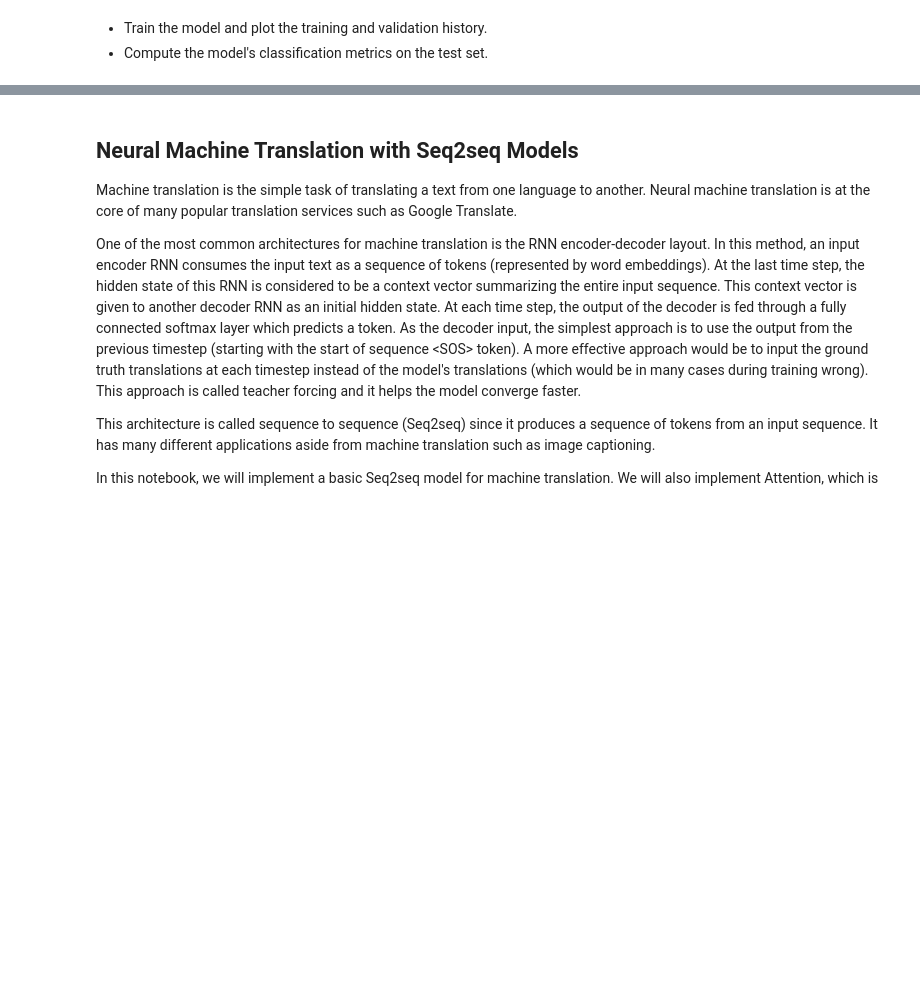
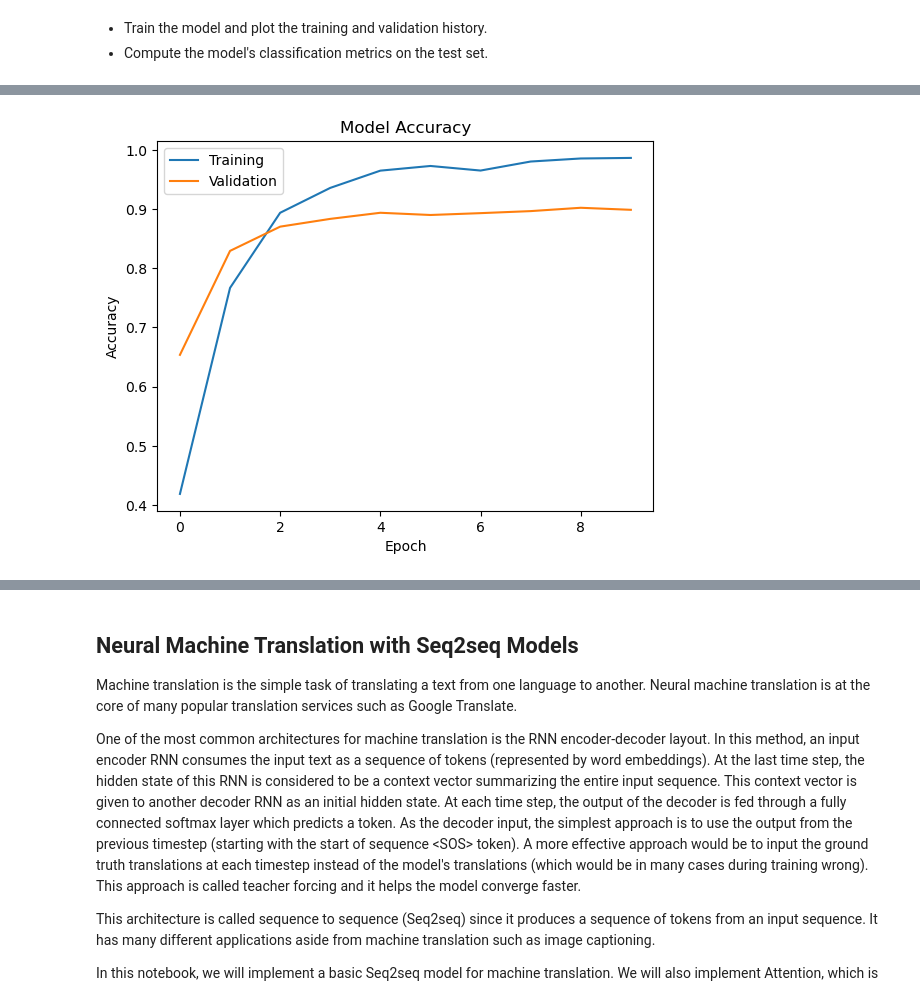
Before and after one commit to Hmati/RNN-Text-Classification-, a Jupyter notebook: RNN-Keras-Text-Classification-and-MT_Blanked-1.ipynb, the cells around one changed output, grey strips where cells are left out. Saved outputs shown, nothing was run; the diff lists cells and outputs as text; code cells hidden in the pictures; blank space fills up the shorter version.

```diff
--- a/RNN-Keras-Text-Classification-and-MT_Blanked-1.ipynb
+++ b/RNN-Keras-Text-Classification-and-MT_Blanked-1.ipynb
@@ -173,0 +181,21 @@ vectorizer_layer.adapt(_ _ _)
+# %%
+from tensorflow.keras.layers import TextVectorization
+
+# Define the TextVectorization layer parameters
+max_tokens = 10000  # Vocabulary size
+max_len = 50        # Maximum sequence length (truncate or pad to this length)
+
+# Instantiate the TextVectorization layer
+vectorizer_layer = TextVectorization(max_tokens=max_tokens, output_sequence_length=max_len)
+
+# Adapt the layer on training data (X_train contains 16,000 text samples)
+vectorizer_layer.adapt(X_train)
+
+# Example: Transform a sample text using the vectorizer
+sample_text = "I feel amazing today!"
+vectorized_sample = vectorizer_layer(sample_text)
+
+# Output the results
+print("Sample Text:", sample_text)
+print("Vectorized Sample:", vectorized_sample.numpy())
+print("Vocabulary Size:", len(vectorizer_layer.get_vocabulary()))
@@ -203,5 +267,6 @@ print(model.summary())
 # %% [markdown]
 - Train the model and plot the training and validation history.
 - Compute the model's classification metrics on the test set.
-# %%
-history = model.fit(X_train, y_train, epochs=_ _ _, batch_size=_ _ _, validation_split=_ _ _)
+# %%
+# Train the model
+history = model.fit(X_train, y_train, epochs=10, batch_size=64, validation_split=0.2)
@@ -208,11 +294,13 @@ history = model.fit(X_train, y_train, epochs=_ _ _, batch_size=_ _ _, validation
 # %%
 import matplotlib.pyplot as plt
 
 plt.figure()
-plt.plot(history.history[_ _ _])
-plt.plot(history.history[_ _ _])
-plt.title('model accuracy')
-plt.ylabel('accuracy')
-plt.xlabel('epoch')
-plt.legend(['training', 'validation'])
+plt.plot(history.history['accuracy'])  # training accuracy
+plt.plot(history.history['val_accuracy'])  # validation accuracy
+plt.title('Model Accuracy')
+plt.ylabel('Accuracy')
+plt.xlabel('Epoch')
+plt.legend(['Training', 'Validation'])
 plt.show()
+# %% [output]
+[figure, added]
```
Also changed, not shown: parts of 26 cells of this notebook, 6 other files.
